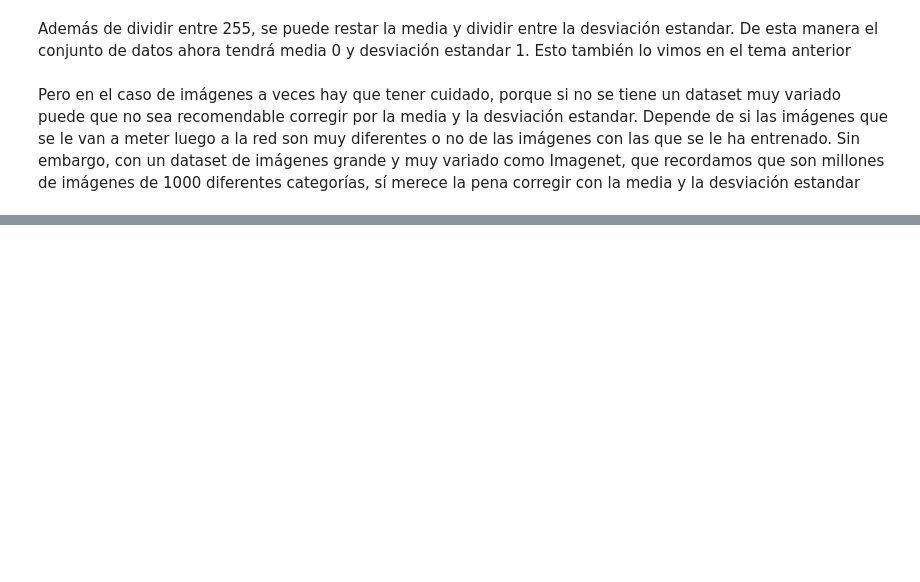
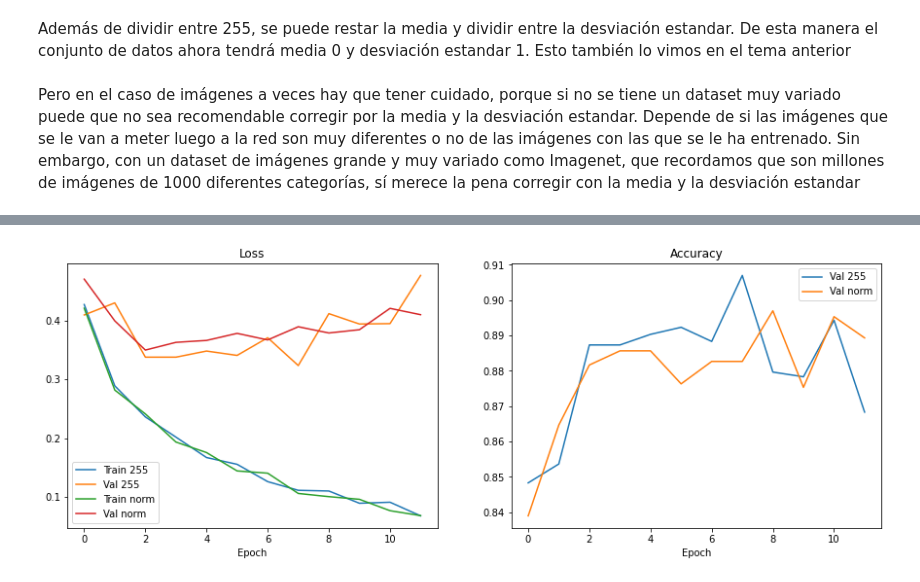
Before and after one commit to maximofn/Curso_Pytorch, a Jupyter notebook: 04 Redes convolucionales/14 Normalizacion de las imágenes.ipynb, the cells around one changed output, grey strips where cells are left out. Drawn from its saved outputs; the diff is of its cells as text; code cells hidden in the pictures; blank space fills up the shorter version.

```diff
--- a/04 Redes convolucionales/14 Normalizacion de las imágenes.ipynb
+++ b/04 Redes convolucionales/14 Normalizacion de las imágenes.ipynb
@@ -15,0 +321,13 @@ Sin embargo, con un dataset de imágenes grande y muy variado como Imagenet, que
+# %%
+epochs = 12
+losses_255_train = []
+losses_255_val = []
+accuracies_255_val = []
+for t in range(epochs):
+    print(f"Epoch {t+1}\n-------------------------------")
+    mean_loss =  train_loop(dl_train_255, model_255, loss_fn, optimizer_255, device)
+    losses_255_train.append(mean_loss)
+    mean_loss, accuracy = val_loop(dl_test_255, model_255, loss_fn, device)
+    losses_255_val.append(mean_loss)
+    accuracies_255_val.append(accuracy)
+print("Done!")
@@ -15,0 +352,13 @@ Sin embargo, con un dataset de imágenes grande y muy variado como Imagenet, que
+# %%
+epochs = 12
+losses_norm_train = []
+losses_norm_val = []
+accuracies_norm_val = []
+for t in range(epochs):
+    print(f"Epoch {t+1}\n-------------------------------")
+    mean_loss =  train_loop(dl_train_norm, model_norm, loss_fn, optimizer_norm, device)
+    losses_norm_train.append(mean_loss)
+    mean_loss, accuracy = val_loop(dl_test_norm, model_norm, loss_fn, device)
+    losses_norm_val.append(mean_loss)
+    accuracies_norm_val.append(accuracy)
+print("Done!")
@@ -15,0 +383,17 @@ Sin embargo, con un dataset de imágenes grande y muy variado como Imagenet, que
+# %%
+fig, ax = plt.subplots(1, 2, figsize=(15, 5))
+ax[0].plot(losses_255_train, label='Train 255')
+ax[0].plot(losses_255_val, label='Val 255')
+ax[0].plot(losses_norm_train, label='Train norm')
+ax[0].plot(losses_norm_val, label='Val norm')
+ax[0].set_xlabel('Epoch')
+ax[0].set_title('Loss')
+ax[0].legend()
+ax[1].plot(accuracies_255_val, label='Val 255')
+ax[1].plot(accuracies_norm_val, label='Val norm')
+ax[1].set_xlabel('Epoch')
+ax[1].set_title('Accuracy')
+ax[1].legend()
+plt.show()
+# %% [output]
+[figure, added]
```
Also changed, not shown: parts of 39 cells of this notebook.
